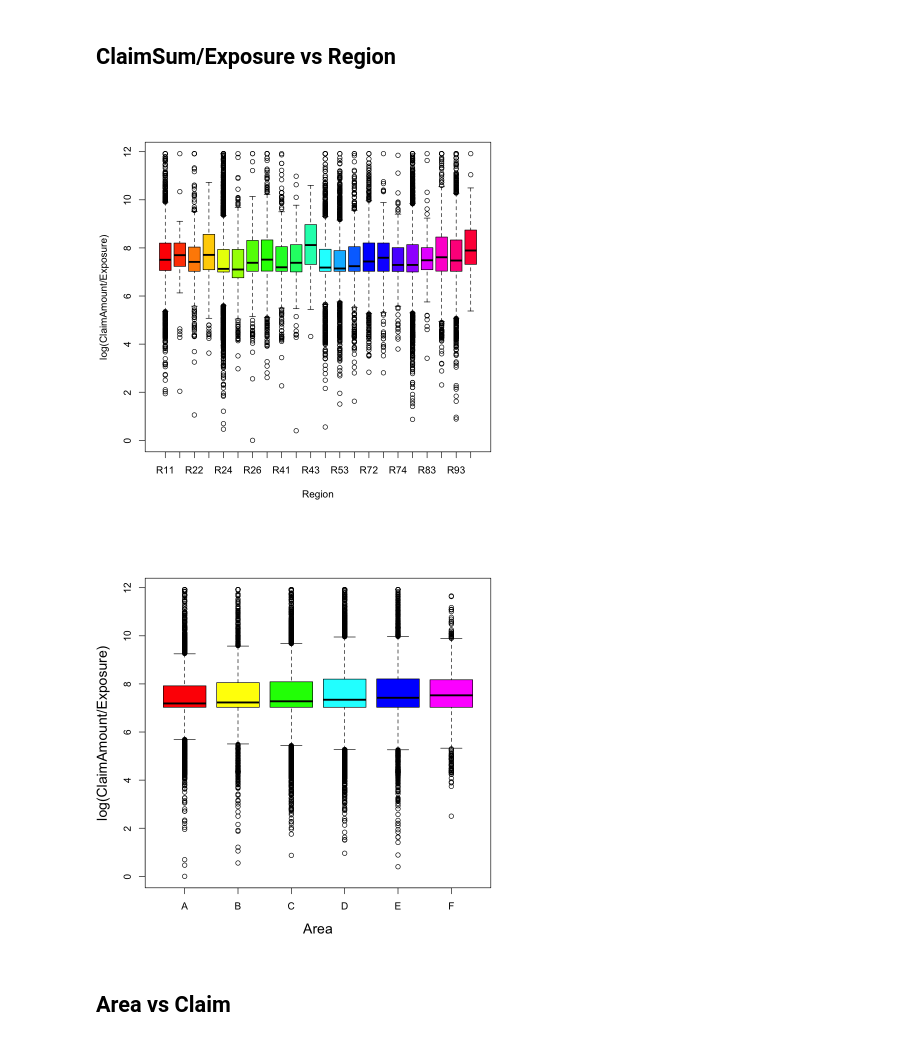
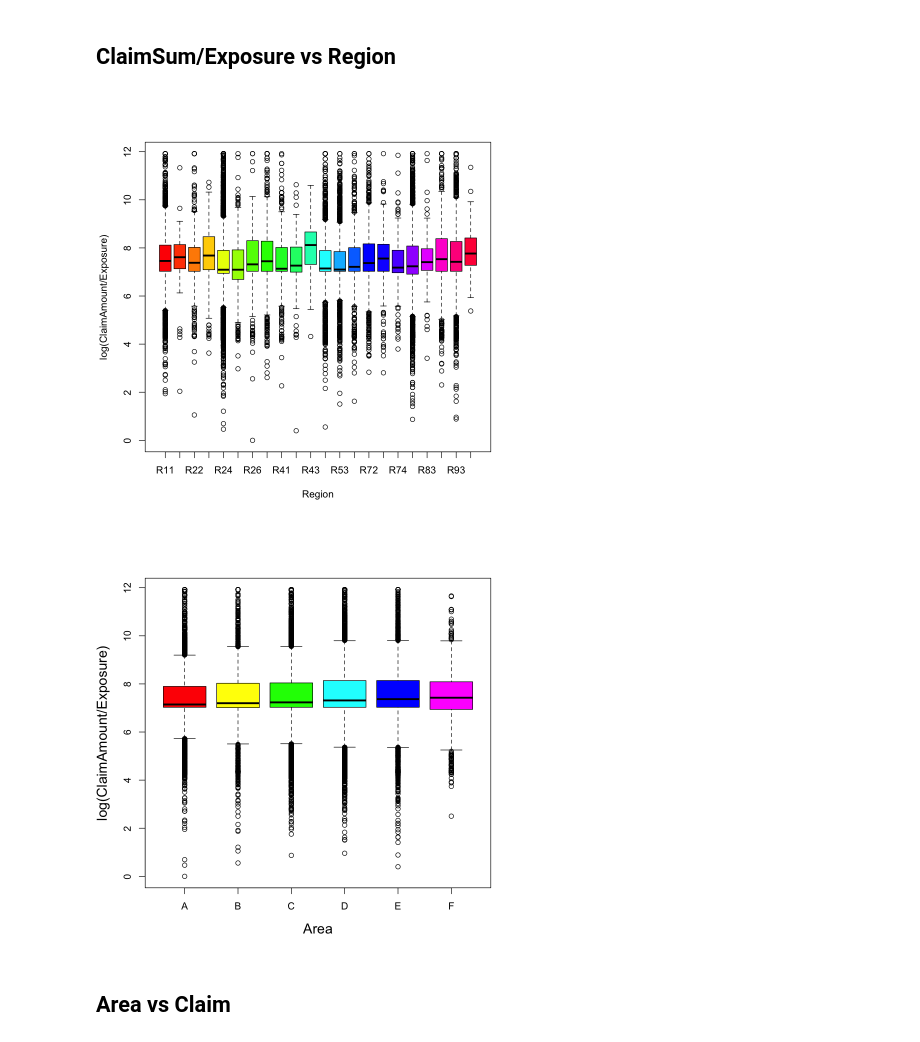
Before and after one commit to bradleyrudbek/pkwinsur_pub, a Jupyter notebook: notebooks/EDA-general.ipynb, the cells around one changed output. Saved outputs shown, nothing was run; the diff lists cells and outputs as text; code cells hidden in the pictures.

```diff
--- a/notebooks/EDA-general.ipynb
+++ b/notebooks/EDA-general.ipynb
@@ -283,15 +286,15 @@ lines(spl1, col = 'blue', lwd = 3)
 # %% [markdown]
 ## ClaimSum/Exposure vs Region
 # %%
-boxplot(log(target) ~ Region, data = m2, col = rainbow(22), ylab = 'log(ClaimAmount/Exposure)')
+boxplot(log(target) ~ Region, data = cm2, col = rainbow(22), ylab = 'log(ClaimAmount/Exposure)')
 # %% [output]
-[figure, old version]
+[figure, new version]
 # %%
 ## ClaimSum/Exposure vs Area
 # %%
-boxplot(log(target) ~ Area, data = m2, col = rainbow(6), ylab = 'log(ClaimAmount/Exposure)', cex.lab = 1.4)
+boxplot(log(target) ~ Area, data = cm2, col = rainbow(6), ylab = 'log(ClaimAmount/Exposure)', cex.lab = 1.4)
 # %% [output]
-[figure, old version]
+[figure, new version]
 # %% [markdown]
 ## Area vs Claim
 # %%
```
Also changed, not shown: parts of 10 cells of this notebook, 5 other files.
